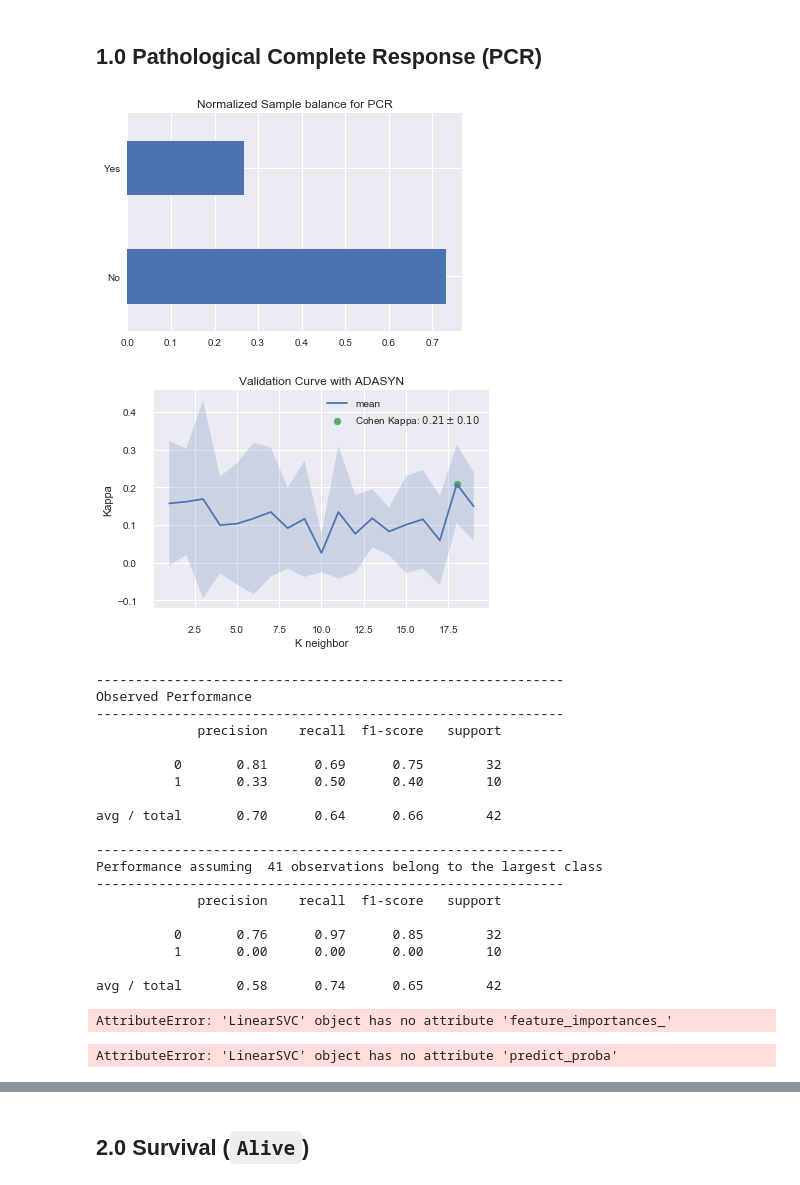
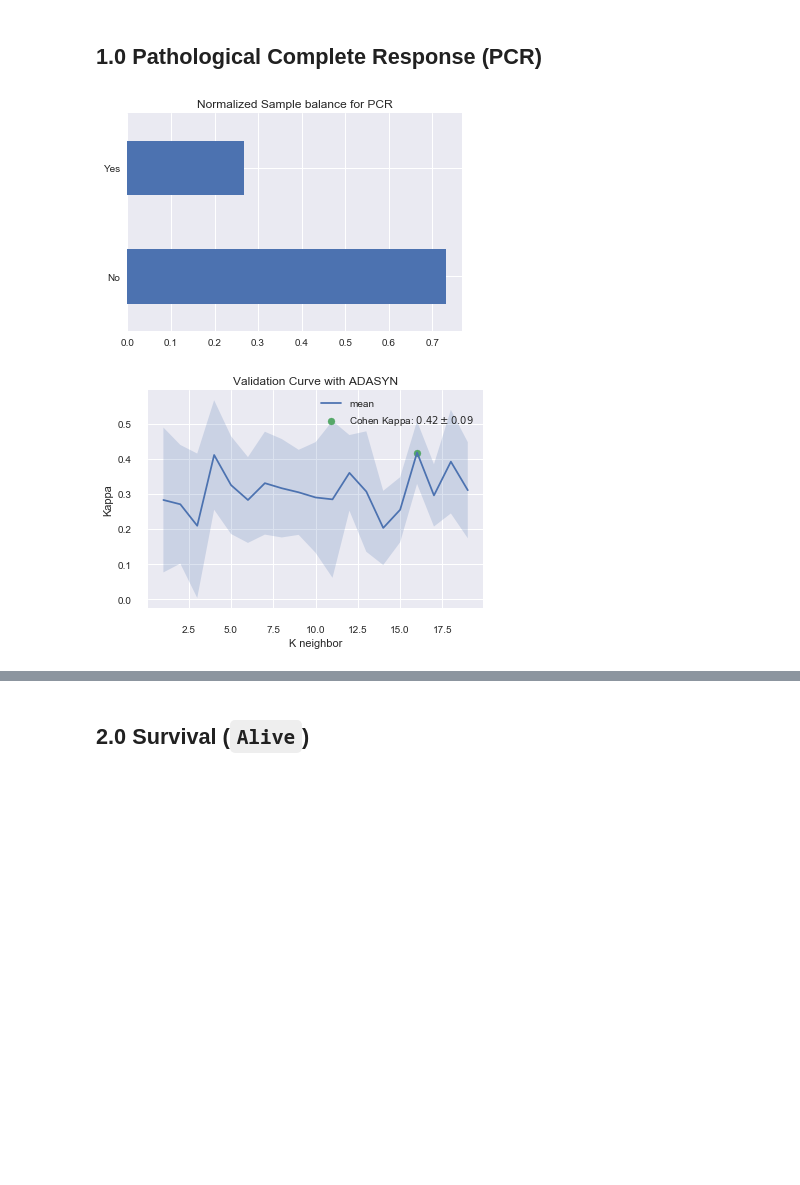
Before and after one commit to JCardenasRdz/Insights-into-the-I-SPY-clinical-trial, a Jupyter notebook: 3-Predictive_stats.ipynb, the cells around one changed output, grey strips where cells are left out. Cells and saved outputs as stored; diff of their text form; code cells hidden in the pictures; blank space fills up the shorter version.

Commit message:
Notebook up to Predictive

```diff
--- a/3-Predictive_stats.ipynb
+++ b/3-Predictive_stats.ipynb
@@ -21,12 +33,13 @@ importlib.reload(predictive_statistics);
 # %% [markdown]
 ### 1. Prepare Imbalanced Learning pipeline
 # %%
-from sklearn import metrics, tree
-from imblearn import over_sampling as os
-from imblearn import pipeline as pl
 
-def ADASYN(X,y,classifier, scorer):
+def unbalanced_learning(X,y,classifier):
     # http://sci2s.ugr.es/keel/pdf/algorithm/congreso/2008-He-ieee.pdf
+
+    # define Kappa scorer
+    scorer = metrics.make_scorer(metrics.cohen_kappa_score)
+
     # ADASYN for inbalanced learning, this will over sample the class wit the fewest number of cases
     adasyn = os.ADASYN(random_state=RANDOM_STATE)
 
@@ -46,7 +59,11 @@ def ADASYN(X,y,classifier, scorer):
     # change parameter into optimal value
     pipeline_classifier.set_params(adasyn__k = ideal_par);
 
-    return pipeline_classifier
+
+    # standard classifier
+    standard_classifier = classifier.fit(X,y)
+
+    return pipeline_classifier, standard_classifier
 
 def plot_feature_importance(X,labels, TreeClassifier, title =''):
     predictor_num = np.arange(0,X.shape[1]);
@@ -61,8 +78,6 @@ def plot_feature_importance(X,labels, TreeClassifier, title =''):
 # %% [markdown]
 ### 2. clean, load, and format data
 # %%
-file = './raw_data/clinical/I-SPY_1_All_Patient_Clinical_and_Outcome_Data.xlsx'
-df = clean_data.clean_my_data(file)
 X_df = df.iloc[:,0:11]
 X_df.head(2)
 
@@ -91,61 +105,28 @@ df.head(3)
 <h1><center> Prediction of categorical outcomes</center></h1>
 # %% [markdown]
 ## 1.0 Pathological Complete Response (PCR)
+# %%
+# How inbalanced is the sample
+outcome ='PCR'
+df[outcome].value_counts(normalize = True).plot.barh(); plt.title('Normalized Sample balance for ' + outcome);
+# %% [output]
+[figure, added]
 # %%
 # allocate  outcome
 outcome = 'PCR'
 y = predictive_statistics.labels_to_numbers(df, outcome)
 
 # split
 X_train, X_test, y_train, y_test = train_test_split(X, y, random_state=RANDOM_STATE)
 
 # choose classifier (DecisionTreeClassifier)
 clf = tree.DecisionTreeClassifier(random_state=RANDOM_STATE)
 
-# How inbalanced is the sample
-df[outcome].value_counts(normalize = True).plot.barh(); plt.title('Normalized Sample balance for ' + outcome);
-
-# optimize using kappa as scorer
-scorer = metrics.make_scorer(metrics.cohen_kappa_score)
-clf_opt = ADASYN(X,y,clf, scorer)
+# unbalanced learning
+clf_opt, clf_std= unbalanced_learning(X_train,y_train,clf)
 
 # train with optimized parameters and predict
-clf_opt.fit(X_train, y_train)
+#clf_opt.fit(X_train, y_train)
 yhat = clf_opt.predict(X_test)
-
-# performance
-predictive_statistics.classification_report(y_test, yhat)
-
-# what is the importance of each predictor?
-labels = clinical_predictors + mri_predictors
-plot_feature_importance(X,labels, clf_opt.steps[1][1],'Feature importance for ' + outcome)
 # %% [output]
-[figure, old version]
+[figure, new version]
-[figure, removed]
-------------------------------------------------------------
-Observed Performance
-------------------------------------------------------------
-             precision    recall  f1-score   support
-
-          0       0.81      0.69      0.75        32
-          1       0.33      0.50      0.40        10
-
-avg / total       0.70      0.64      0.66        42
-
-------------------------------------------------------------
-Performance assuming  41 observations belong to the largest class
-------------------------------------------------------------
-             precision    recall  f1-score   support
-
-          0       0.76      0.97      0.85        32
-          1       0.00      0.00      0.00        10
-
-avg / total       0.58      0.74      0.65        42
-AttributeError: 'LinearSVC' object has no attribute 'feature_importances_'
-# %%
-tpr, fpr, thre = metrics.roc_curve(y_train, clf.predict_proba(X_train)[:,1], drop_intermediate = True)
-plt.plot(tpr,fpr,'o-')
-
-metrics.roc_auc_score(y_train, clf.predict_proba(X_train)[:,1])
-# %% [output]
-AttributeError: 'LinearSVC' object has no attribute 'predict_proba'
```
Also changed, not shown: parts of 40 cells of this notebook, 2 other files.
